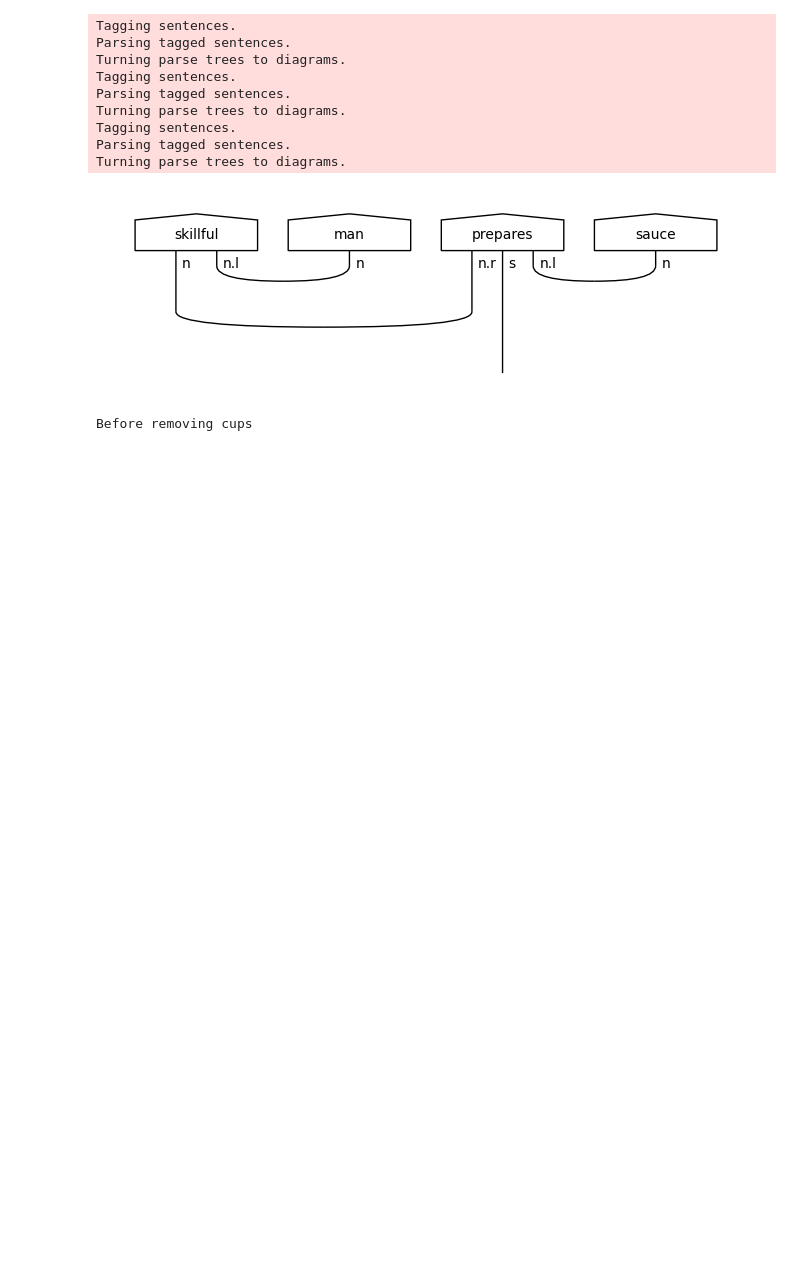
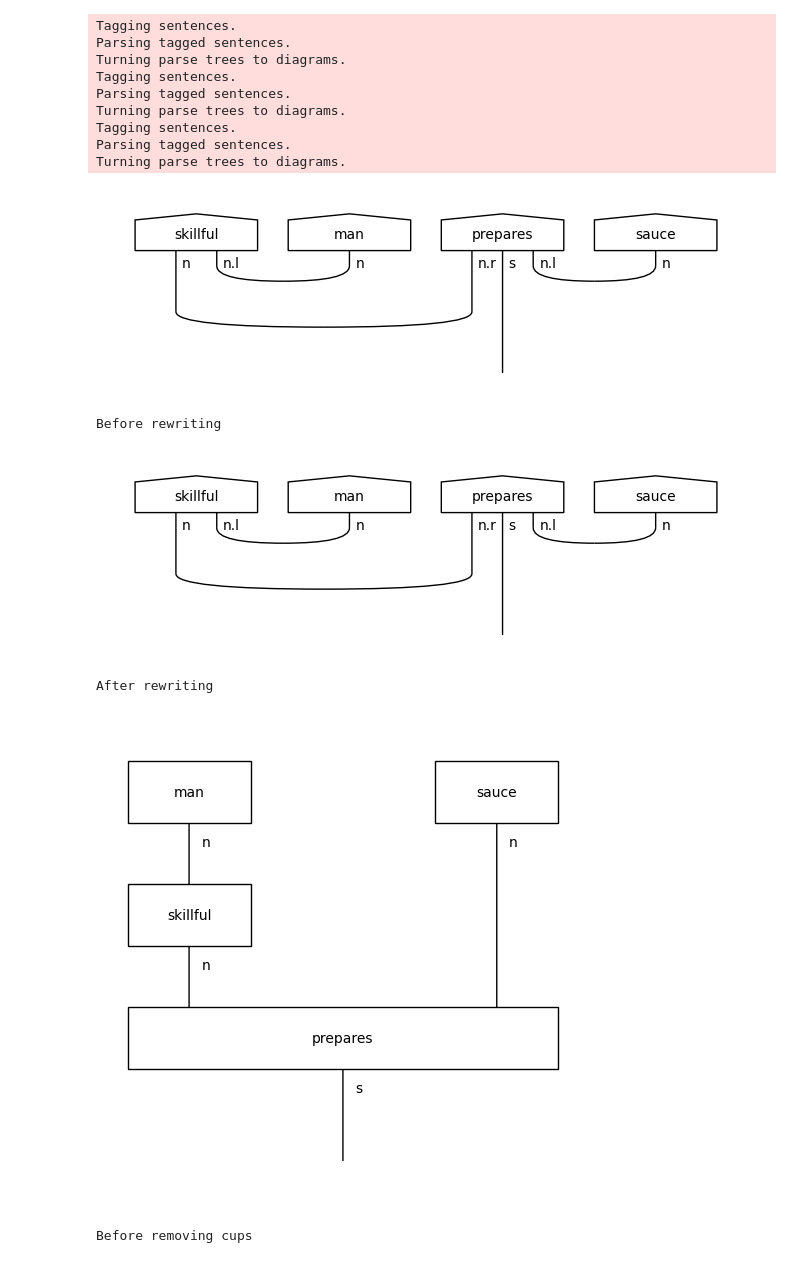
Before and after one commit to blue-research/qlang, a Jupyter notebook: algo_circuit.ipynb, the cells around one changed output. Drawn from its saved outputs; the diff is of its cells as text; code cells hidden in the pictures; blank space fills up the shorter version.

```diff
--- a/algo_circuit.ipynb
+++ b/algo_circuit.ipynb
@@ -66,6 +66,30 @@ Tagging sentences.
 Parsing tagged sentences.
 Turning parse trees to diagrams.
 [figure]
+# %%
+from lambeq import Rewriter
+def diagram_rewriting(diagrams): #(data):
+    #diagrams = parser.sentences2diagrams(data)
+    rewriter = Rewriter(['prepositional_phrase', 'determiner'])
+    rewritten_diagrams = [rewriter(diagram) for diagram in diagrams]
+    normalised_diagrams = [diagram.normal_form() for diagram in rewritten_diagrams]
+    curry_functor = Rewriter(['curry'])
+    curried_diagrams =[curry_functor(diagram) for diagram in normalised_diagrams]
+    normalised_diagrams2 = [diagram.normal_form() for diagram in curried_diagrams]
+    return normalised_diagrams2
+# %%
+print("Before rewriting")
+raw_train_diagrams[0].draw()
+train_diagrams = diagram_rewriting(raw_train_diagrams)
+dev_diagrams = diagram_rewriting(raw_dev_diagrams)
+test_diagrams = diagram_rewriting(raw_test_diagrams)
+print("After rewriting")
+train_diagrams[0].draw()
+# %% [output]
+Before rewriting
+[figure, added]
+After rewriting
+[figure, added]
 # %%
 from lambeq import RemoveCupsRewriter
 
```
Also changed, not shown: parts of 7 cells of this notebook, 1 other file.
